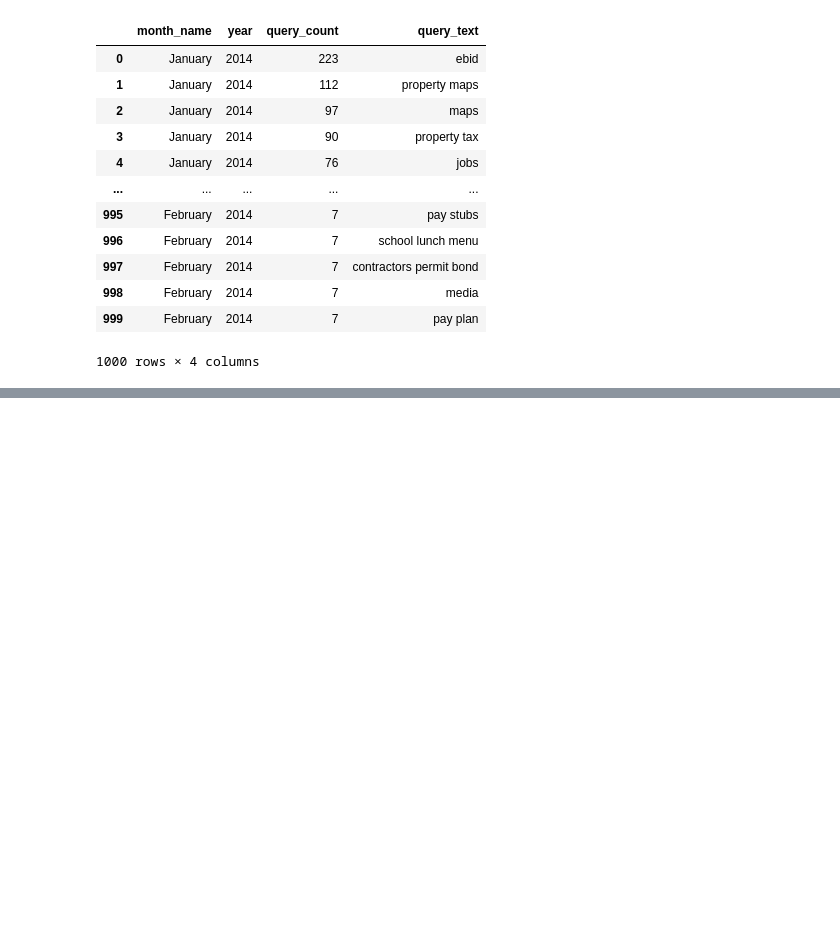
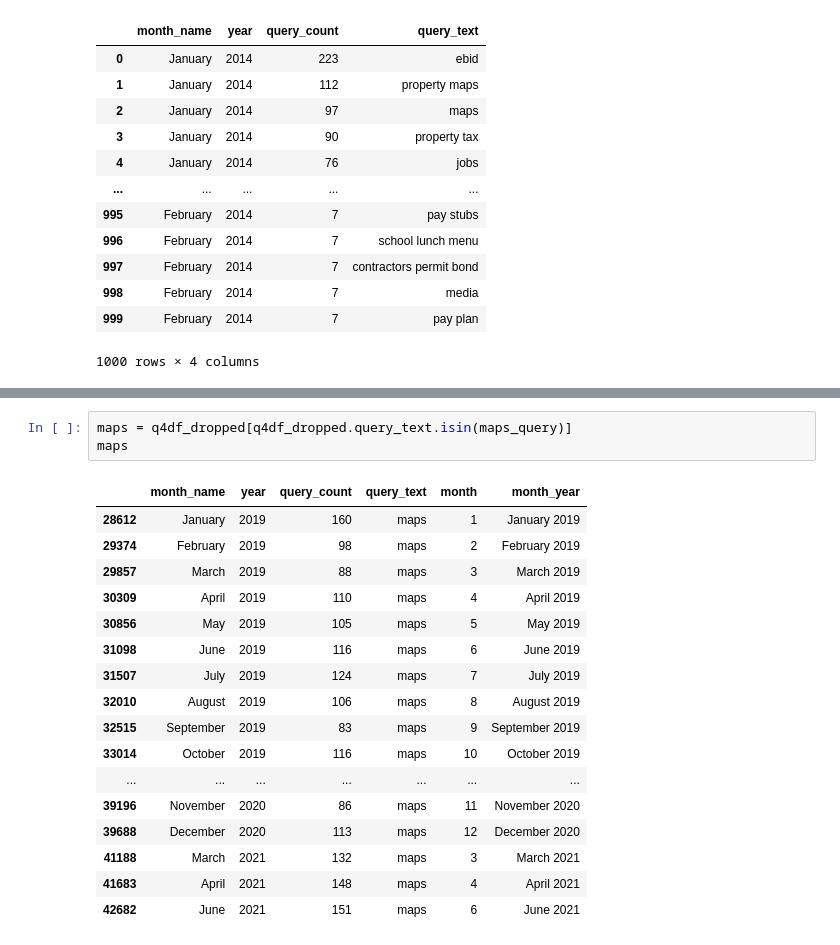
Before and after one commit to NSS-Data-Analytics-Cohort-6/socrata-api-atinglis314, a Jupyter notebook: notebooks/socrata_api_abi.ipynb, the cells around one changed output, grey strips where cells are left out. Saved outputs shown, nothing was run; the diff lists cells and outputs as text; blank space fills up the shorter version.

```diff
--- a/notebooks/socrata_api_abi.ipynb
+++ b/notebooks/socrata_api_abi.ipynb
@@ -217,0 +410,21 @@ q4df
+# %%
+maps = q4df_dropped[q4df_dropped.query_text.isin(maps_query)]
+maps
+# %% [output]
+|  | month_name | year | query_count | query_text | month | month_year |
+| 28612 | January | 2019 | 160 | maps | 1 | January 2019 |
+| 29374 | February | 2019 | 98 | maps | 2 | February 2019 |
+| 29857 | March | 2019 | 88 | maps | 3 | March 2019 |
+| 30309 | April | 2019 | 110 | maps | 4 | April 2019 |
+| 30856 | May | 2019 | 105 | maps | 5 | May 2019 |
+| 31098 | June | 2019 | 116 | maps | 6 | June 2019 |
+| 31507 | July | 2019 | 124 | maps | 7 | July 2019 |
+| 32010 | August | 2019 | 106 | maps | 8 | August 2019 |
+| 32515 | September | 2019 | 83 | maps | 9 | September 2019 |
+| 33014 | October | 2019 | 116 | maps | 10 | October 2019 |
+| ... | ... | ... | ... | ... | ... | ... |
+| 39196 | November | 2020 | 86 | maps | 11 | November 2020 |
+| 39688 | December | 2020 | 113 | maps | 12 | December 2020 |
+| 41188 | March | 2021 | 132 | maps | 3 | March 2021 |
+| 41683 | April | 2021 | 148 | maps | 4 | April 2021 |
+| 42682 | June | 2021 | 151 | maps | 6 | June 2021 |
```
Also changed, not shown: parts of 31 cells of this notebook.
